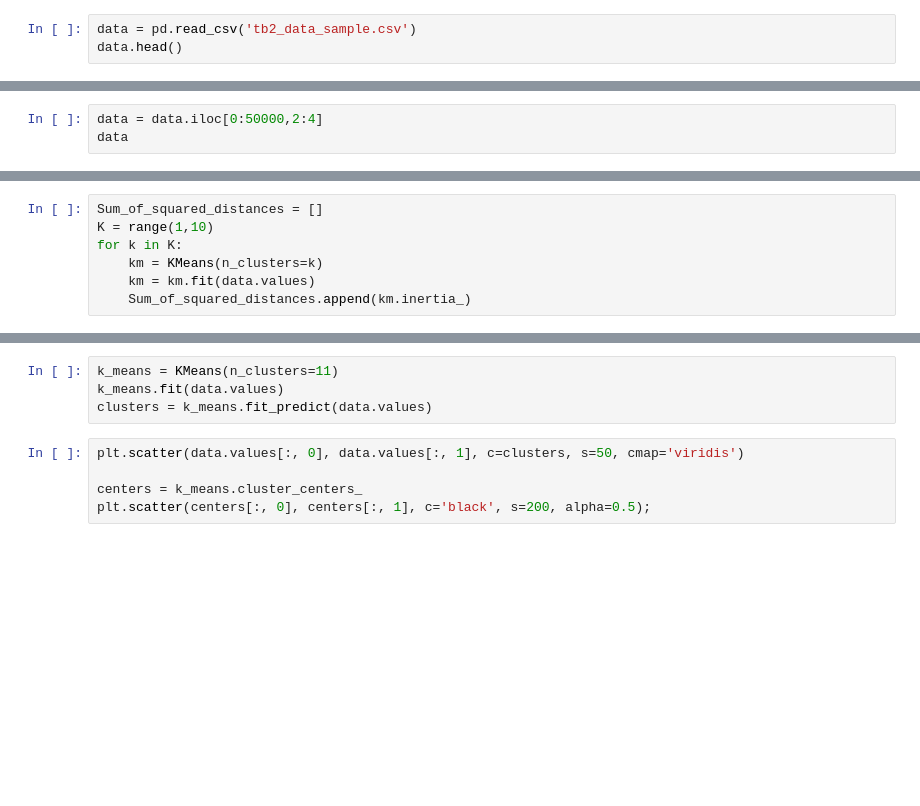
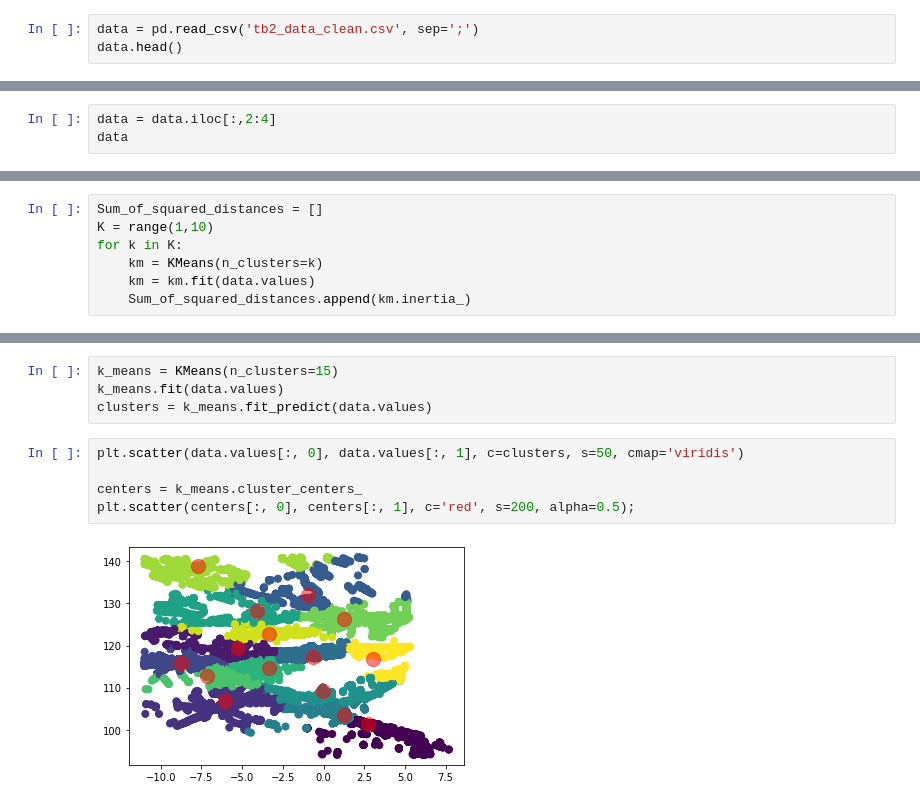
Before and after one commit to panoet/tugas-besar-2-machine-learning-umb, a Jupyter notebook: main.ipynb, the cells around one changed output, grey strips where cells are left out. Saved outputs shown, nothing was run; the diff lists cells and outputs as text; blank space fills up the shorter version.

```diff
--- a/main.ipynb
+++ b/main.ipynb
@@ -3,5 +3,5 @@ import pandas as pd
 import matplotlib.pyplot as plt
 from sklearn.cluster import KMeans
 # %%
-data = pd.read_csv('tb2_data_sample.csv')
+data = pd.read_csv('tb2_data_clean.csv', sep=';')
 data.head()
@@ -8,3 +15,3 @@ data.head()
 # %%
-data = data.iloc[0:50000,2:4]
+data = data.iloc[:,2:4]
 data
@@ -26,9 +57,11 @@ plt.show()
 # %%
-k_means = KMeans(n_clusters=11)
+k_means = KMeans(n_clusters=15)
 k_means.fit(data.values)
 clusters = k_means.fit_predict(data.values)
 # %%
 plt.scatter(data.values[:, 0], data.values[:, 1], c=clusters, s=50, cmap='viridis')
 
 centers = k_means.cluster_centers_
-plt.scatter(centers[:, 0], centers[:, 1], c='black', s=200, alpha=0.5);
+plt.scatter(centers[:, 0], centers[:, 1], c='red', s=200, alpha=0.5);
+# %% [output]
+[figure, added]
```
Also changed, not shown: parts of 4 cells of this notebook.
